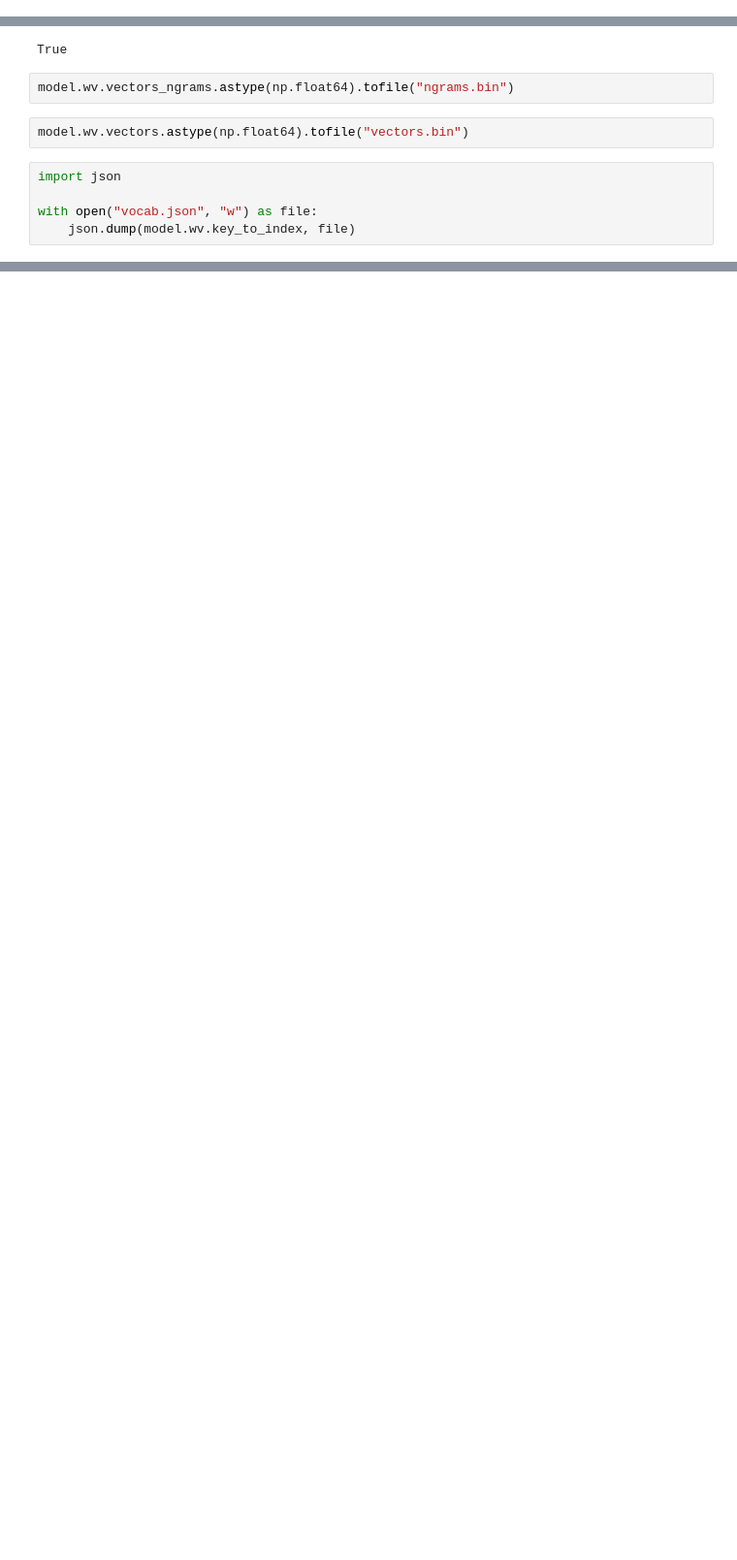
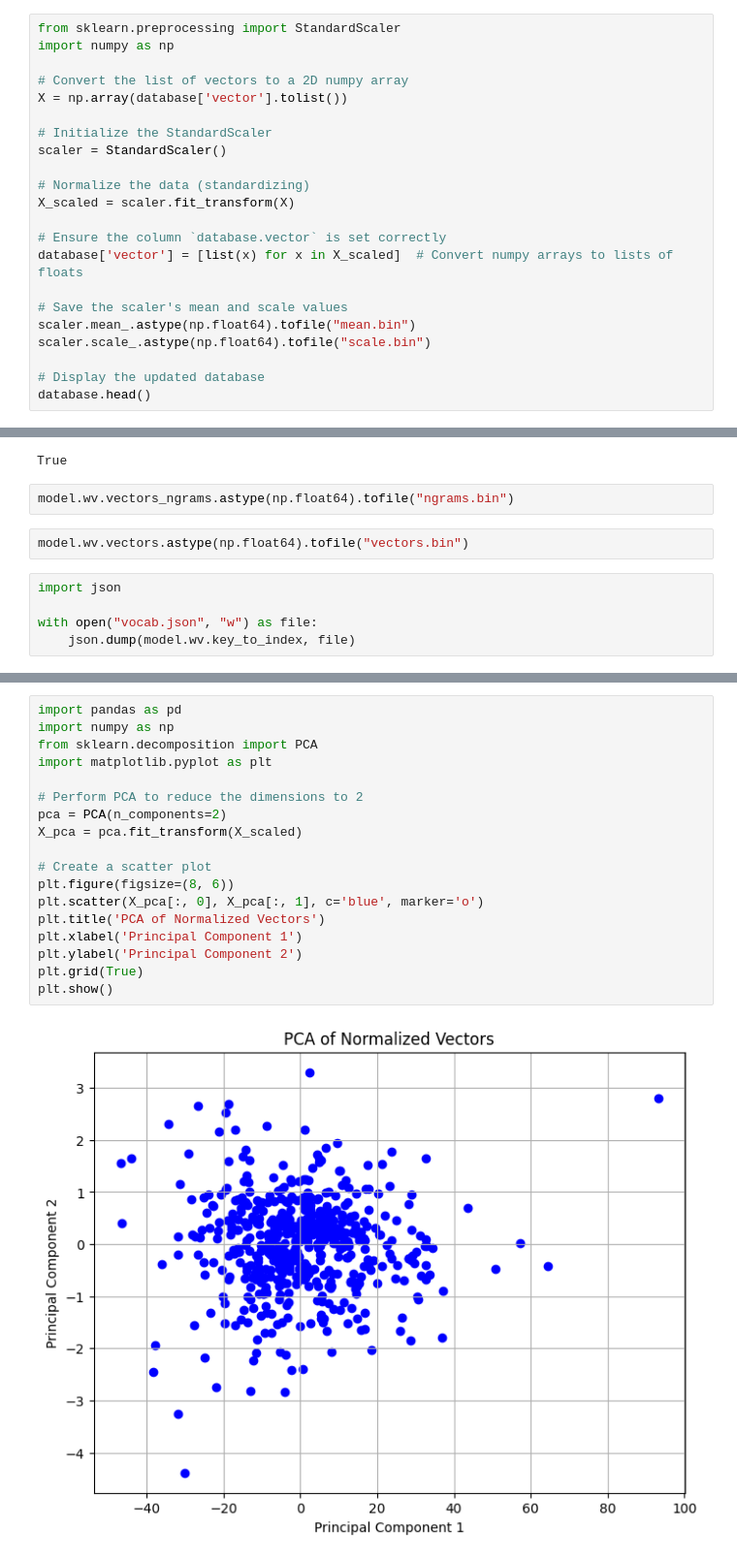
Before and after one commit to garrett-partenza-us/quote-seek, a Jupyter notebook: model/model.ipynb, the cells around one changed output, grey strips where cells are left out. Shown at 97% size. Drawn from its saved outputs; the diff is of its cells as text; blank space fills up the shorter version.

```diff
--- a/model/model.ipynb
+++ b/model/model.ipynb
@@ -101,0 +104,22 @@ database.head()
+# %%
+from sklearn.preprocessing import StandardScaler
+import numpy as np
+
+# Convert the list of vectors to a 2D numpy array
+X = np.array(database['vector'].tolist())
+
+# Initialize the StandardScaler
+scaler = StandardScaler()
+
+# Normalize the data (standardizing)
+X_scaled = scaler.fit_transform(X)
+
+# Ensure the column `database.vector` is set correctly
+database['vector'] = [list(x) for x in X_scaled]  # Convert numpy arrays to lists of floats
+
+# Save the scaler's mean and scale values
+scaler.mean_.astype(np.float64).tofile("mean.bin")
+scaler.scale_.astype(np.float64).tofile("scale.bin")
+
+# Display the updated database
+database.head()
@@ -240,0 +245,20 @@ with open("vocab.json", "w") as file:
+# %%
+import pandas as pd
+import numpy as np
+from sklearn.decomposition import PCA
+import matplotlib.pyplot as plt
+
+# Perform PCA to reduce the dimensions to 2
+pca = PCA(n_components=2)
+X_pca = pca.fit_transform(X_scaled)
+
+# Create a scatter plot
+plt.figure(figsize=(8, 6))
+plt.scatter(X_pca[:, 0], X_pca[:, 1], c='blue', marker='o')
+plt.title('PCA of Normalized Vectors')
+plt.xlabel('Principal Component 1')
+plt.ylabel('Principal Component 2')
+plt.grid(True)
+plt.show()
+# %% [output]
+[figure, added]
```
Also changed, not shown: parts of 10 cells of this notebook, 6 other files.
